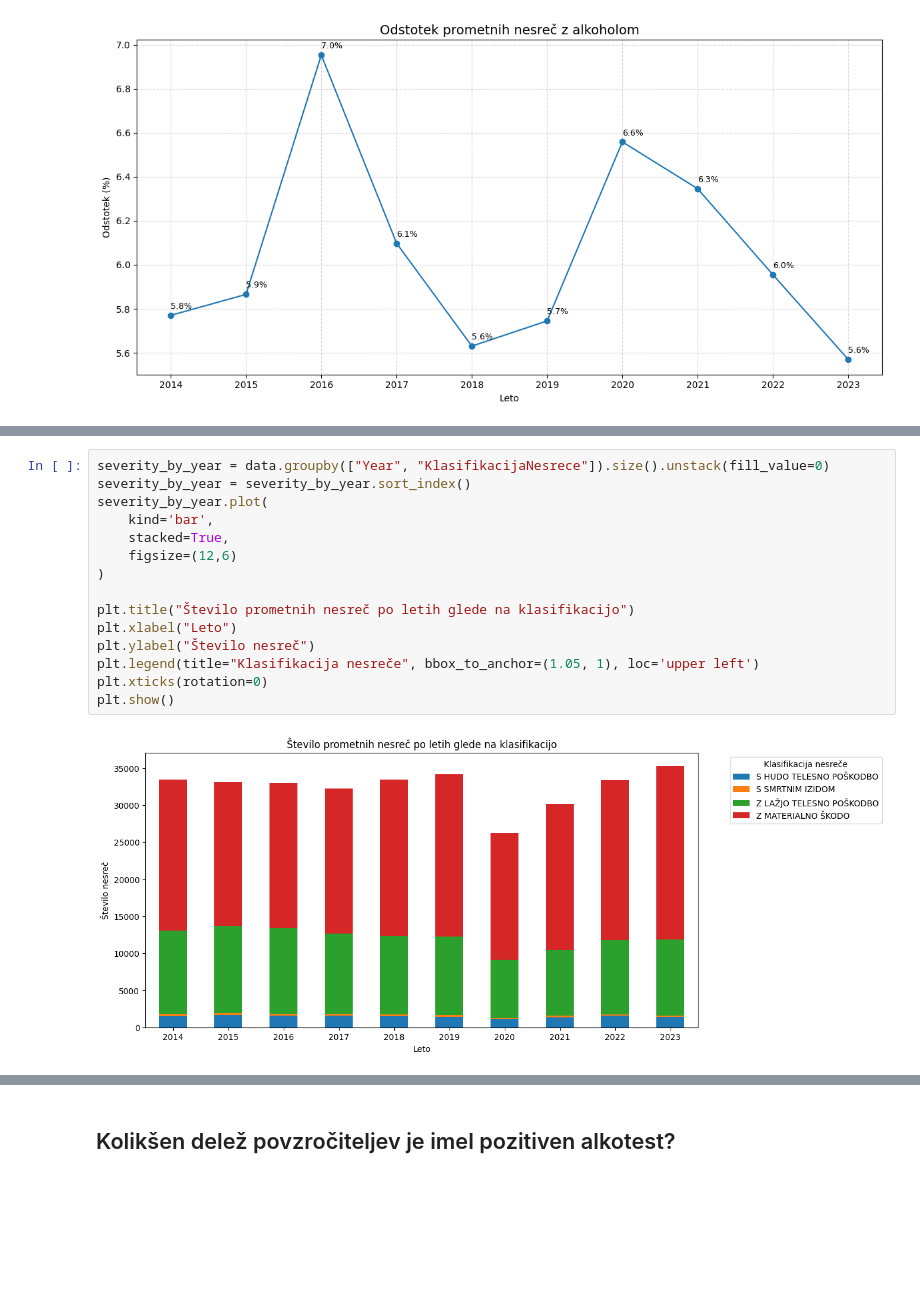
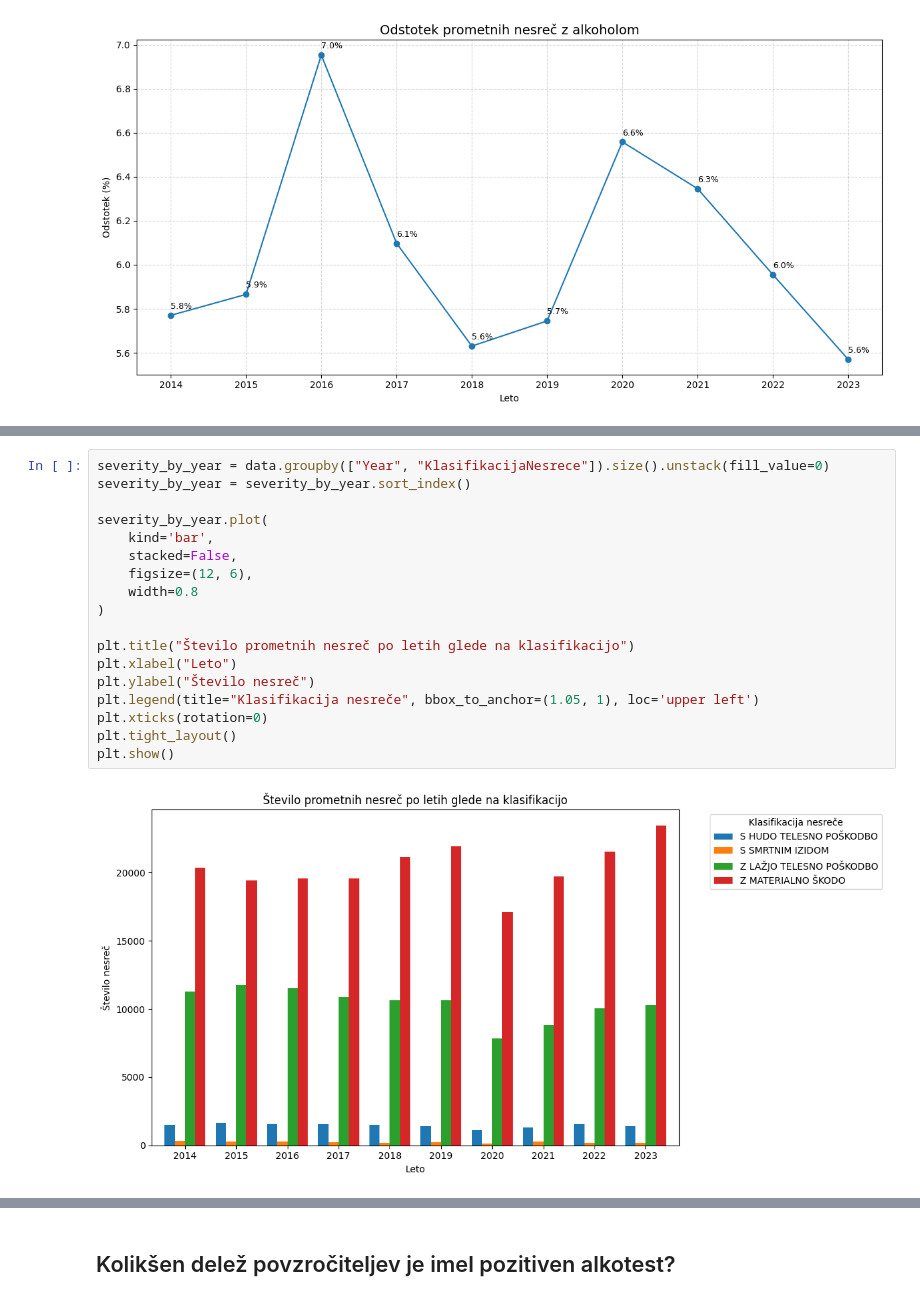
Before and after one commit to TeamsInsane/PR25_3, a Jupyter notebook: simple.ipynb, the cells around one changed output, grey strips where cells are left out. Saved outputs shown, nothing was run; the diff lists cells and outputs as text; blank space fills up the shorter version.

```diff
--- a/simple.ipynb
+++ b/simple.ipynb
@@ -67,18 +244,21 @@ plt.show()
 # %%
 severity_by_year = data.groupby(["Year", "KlasifikacijaNesrece"]).size().unstack(fill_value=0)
 severity_by_year = severity_by_year.sort_index()
+
 severity_by_year.plot(
     kind='bar',
-    stacked=True,
-    figsize=(12,6)
+    stacked=False,
+    figsize=(12, 6),
+    width=0.8
 )
 
 plt.title("Število prometnih nesreč po letih glede na klasifikacijo")
 plt.xlabel("Leto")
 plt.ylabel("Število nesreč")
 plt.legend(title="Klasifikacija nesreče", bbox_to_anchor=(1.05, 1), loc='upper left')
 plt.xticks(rotation=0)
+plt.tight_layout()
 plt.show()
 # %% [output]
-[figure, old version]
+[figure, new version]
 # %%
```
Also changed, not shown: parts of 27 cells of this notebook.
